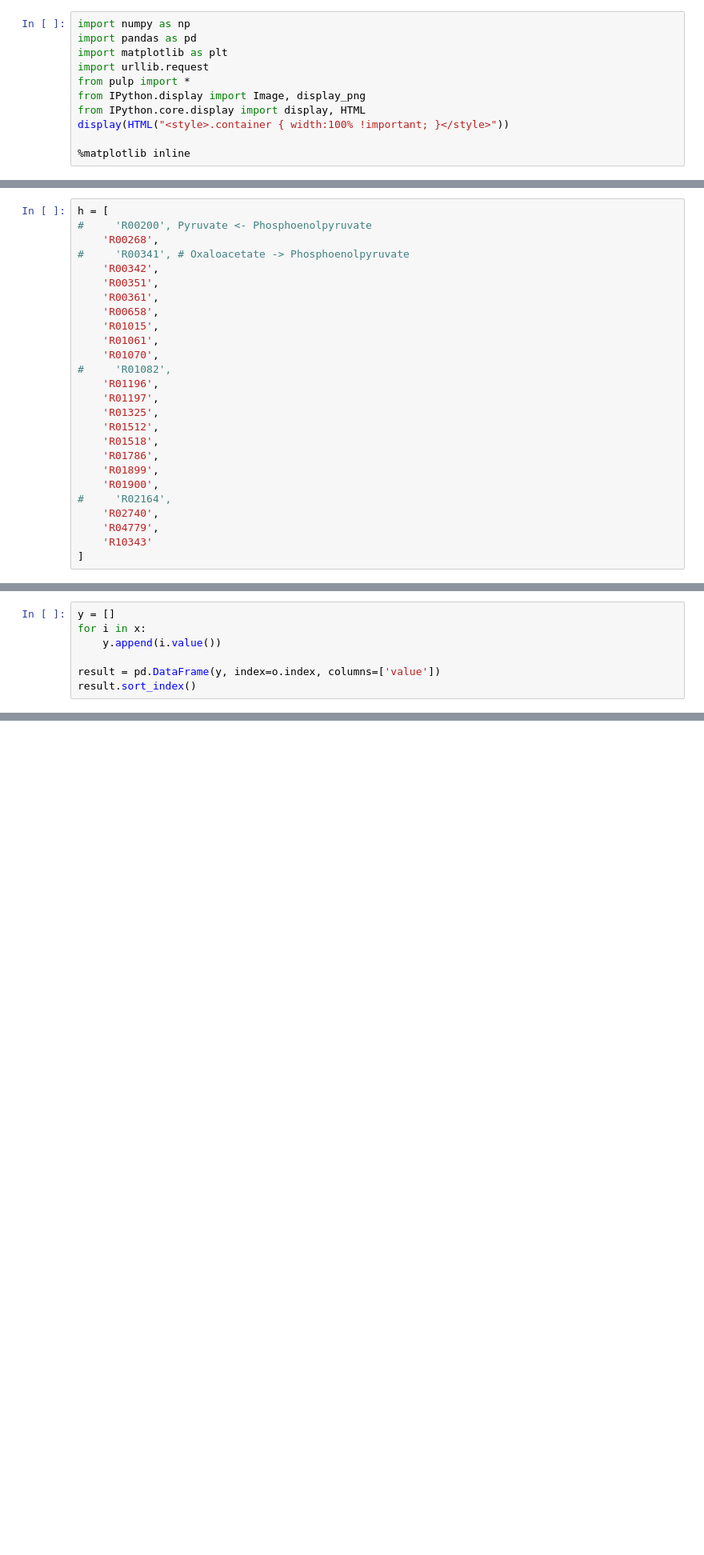
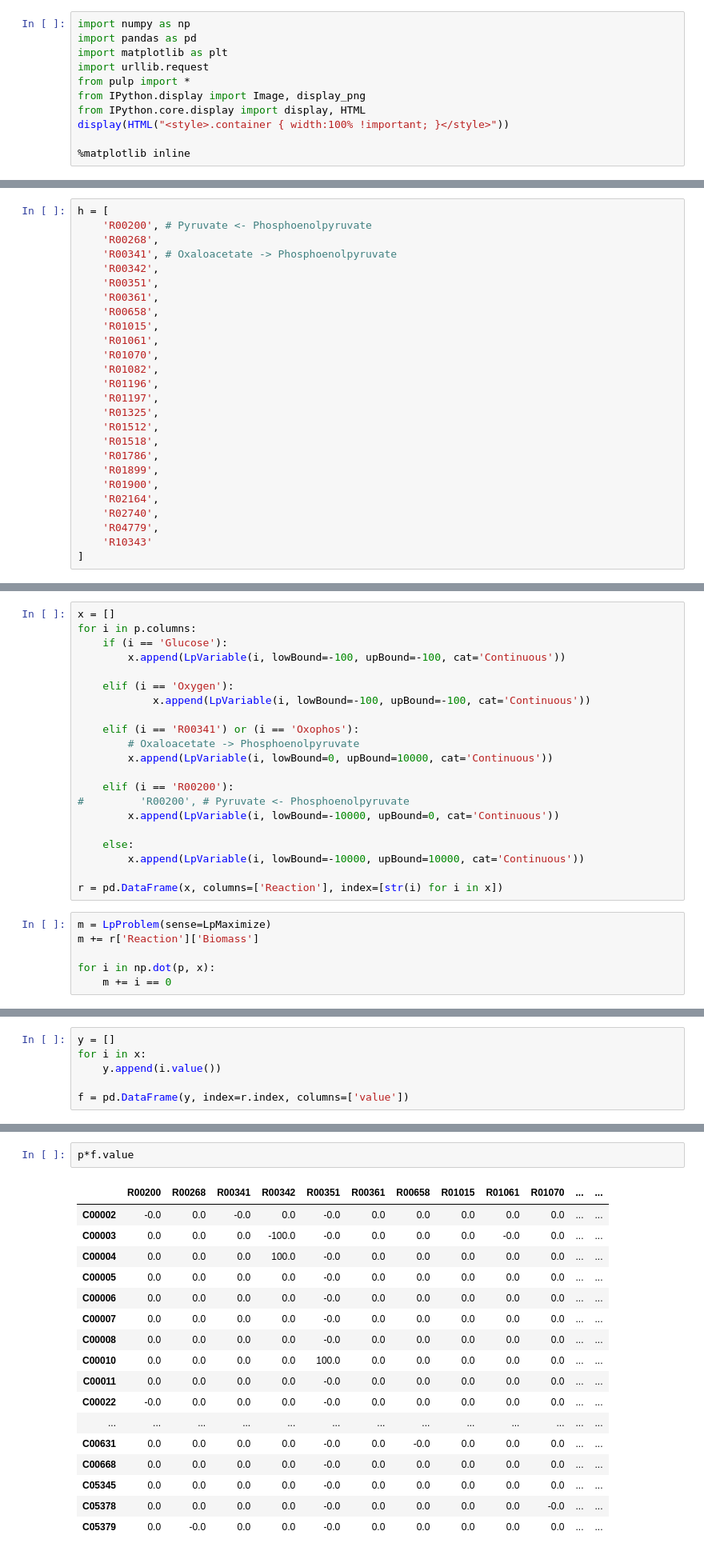
Before and after one commit to inoue0426/Cancer_cell_modeling_using_FBA, a Jupyter notebook: code/optimizer.ipynb, the cells around one changed output, grey strips where cells are left out. Shown at 80% size. Saved outputs shown, nothing was run; the diff lists cells and outputs as text; blank space fills up the shorter version.

```diff
--- a/code/optimizer.ipynb
+++ b/code/optimizer.ipynb
@@ -51,8 +30,8 @@ t
 # %%
 h = [
-#     'R00200', Pyruvate <- Phosphoenolpyruvate
+    'R00200', # Pyruvate <- Phosphoenolpyruvate
     'R00268',
-#     'R00341', # Oxaloacetate -> Phosphoenolpyruvate
+    'R00341', # Oxaloacetate -> Phosphoenolpyruvate
     'R00342',
     'R00351',
     'R00361',
@@ -60,7 +39,7 @@ h = [
     'R01015',
     'R01061',
     'R01070',
-#     'R01082',
+    'R01082',
     'R01196',
     'R01197',
     'R01325',
@@ -69,7 +48,7 @@ h = [
     'R01786',
     'R01899',
     'R01900',
-#     'R02164',
+    'R02164',
     'R02740',
     'R04779',
     'R10343'
@@ -154,0 +134,27 @@ m += o[0]['Oxygen'] == 50
+# %%
+x = []
+for i in p.columns:
+    if (i == 'Glucose'):
+        x.append(LpVariable(i, lowBound=-100, upBound=-100, cat='Continuous'))
+
+    elif (i == 'Oxygen'):
+            x.append(LpVariable(i, lowBound=-100, upBound=-100, cat='Continuous'))
+
+    elif (i == 'R00341') or (i == 'Oxophos'):
+        # Oxaloacetate -> Phosphoenolpyruvate
+        x.append(LpVariable(i, lowBound=0, upBound=10000, cat='Continuous'))
+
+    elif (i == 'R00200'):
+#         'R00200', # Pyruvate <- Phosphoenolpyruvate
+        x.append(LpVariable(i, lowBound=-10000, upBound=0, cat='Continuous'))
+
+    else:
+        x.append(LpVariable(i, lowBound=-10000, upBound=10000, cat='Continuous'))
+
+r = pd.DataFrame(x, columns=['Reaction'], index=[str(i) for i in x])
+# %%
+m = LpProblem(sense=LpMaximize)
+m += r['Reaction']['Biomass']
+
+for i in np.dot(p, x):
+    m += i == 0
@@ -162,5 +188,4 @@ y = []
 for i in x:
     y.append(i.value())
 
-result = pd.DataFrame(y, index=o.index, columns=['value'])
-result.sort_index()
+f = pd.DataFrame(y, index=r.index, columns=['value'])
@@ -184,0 +192,20 @@ result.sort_index()
+# %%
+p*f.value
+# %% [output]
+|  | R00200 | R00268 | R00341 | R00342 | R00351 | R00361 | R00658 | R01015 | R01061 | R01070 | ... | ... |
+| C00002 | -0.0 | 0.0 | -0.0 | 0.0 | -0.0 | 0.0 | 0.0 | 0.0 | 0.0 | 0.0 | ... | ... |
+| C00003 | 0.0 | 0.0 | 0.0 | -100.0 | -0.0 | 0.0 | 0.0 | 0.0 | -0.0 | 0.0 | ... | ... |
+| C00004 | 0.0 | 0.0 | 0.0 | 100.0 | -0.0 | 0.0 | 0.0 | 0.0 | 0.0 | 0.0 | ... | ... |
+| C00005 | 0.0 | 0.0 | 0.0 | 0.0 | -0.0 | 0.0 | 0.0 | 0.0 | 0.0 | 0.0 | ... | ... |
+| C00006 | 0.0 | 0.0 | 0.0 | 0.0 | -0.0 | 0.0 | 0.0 | 0.0 | 0.0 | 0.0 | ... | ... |
+| C00007 | 0.0 | 0.0 | 0.0 | 0.0 | -0.0 | 0.0 | 0.0 | 0.0 | 0.0 | 0.0 | ... | ... |
+| C00008 | 0.0 | 0.0 | 0.0 | 0.0 | -0.0 | 0.0 | 0.0 | 0.0 | 0.0 | 0.0 | ... | ... |
+| C00010 | 0.0 | 0.0 | 0.0 | 0.0 | 100.0 | 0.0 | 0.0 | 0.0 | 0.0 | 0.0 | ... | ... |
+| C00011 | 0.0 | 0.0 | 0.0 | 0.0 | -0.0 | 0.0 | 0.0 | 0.0 | 0.0 | 0.0 | ... | ... |
+| C00022 | -0.0 | 0.0 | 0.0 | 0.0 | -0.0 | 0.0 | 0.0 | 0.0 | 0.0 | 0.0 | ... | ... |
+| ... | ... | ... | ... | ... | ... | ... | ... | ... | ... | ... | ... | ... |
+| C00631 | 0.0 | 0.0 | 0.0 | 0.0 | -0.0 | 0.0 | -0.0 | 0.0 | 0.0 | 0.0 | ... | ... |
+| C00668 | 0.0 | 0.0 | 0.0 | 0.0 | -0.0 | 0.0 | 0.0 | 0.0 | 0.0 | 0.0 | ... | ... |
+| C05345 | 0.0 | 0.0 | 0.0 | 0.0 | -0.0 | 0.0 | 0.0 | 0.0 | 0.0 | 0.0 | ... | ... |
+| C05378 | 0.0 | 0.0 | 0.0 | 0.0 | -0.0 | 0.0 | 0.0 | 0.0 | 0.0 | -0.0 | ... | ... |
+| C05379 | 0.0 | -0.0 | 0.0 | 0.0 | -0.0 | 0.0 | 0.0 | 0.0 | 0.0 | 0.0 | ... | ... |
```
Also changed, not shown: parts of 9 cells of this notebook, 12 other files.
